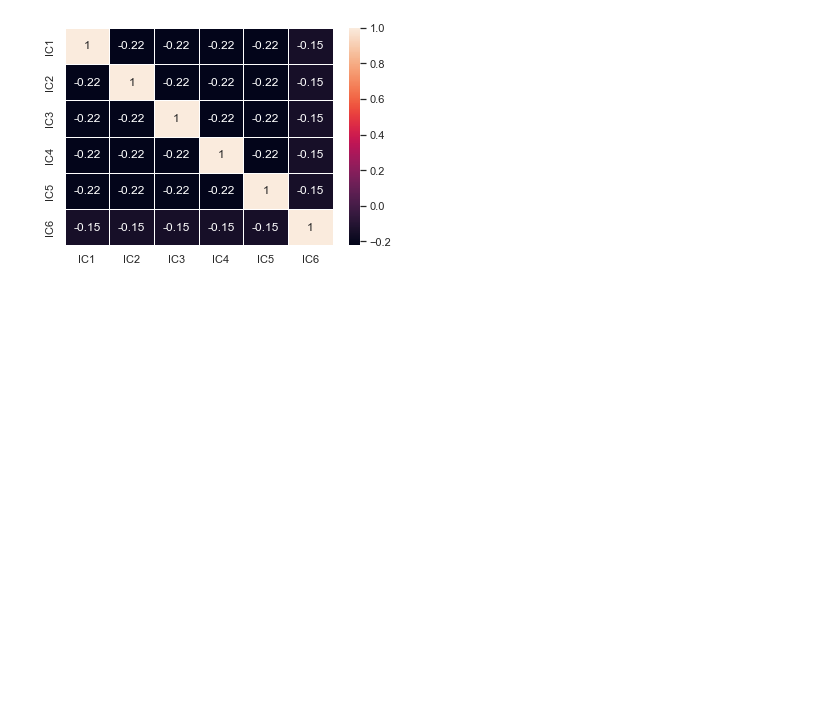
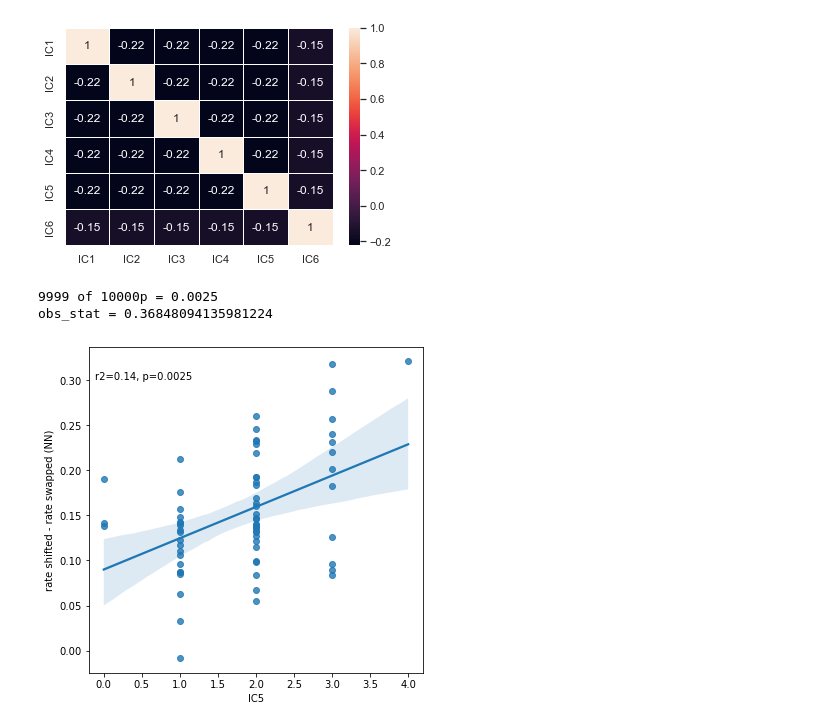
Before and after one commit to MichaelSel/Scale_paper, a Jupyter notebook: 3. Main Plotting.ipynb, the cells around one changed output. Drawn from its saved outputs; the diff is of its cells as text; code cells hidden in the pictures; blank space fills up the shorter version.

```diff
--- a/3. Main Plotting.ipynb
+++ b/3. Main Plotting.ipynb
@@ -135,3 +142,9 @@ residual sum of squares is : 0.22
 [figure]
 [figure]
 [figure]
+# %%
+correlation(dataset=studyII_GL, x='IC5', y='rate shifted - rate swapped (NN)', normalize=False, type='spearman')
+# %% [output]
+9999 of 10000p = 0.0025
+obs_stat = 0.36848094135981224
+[figure, added]
```
Also changed, not shown: parts of 5 cells of this notebook, 13 other files.
